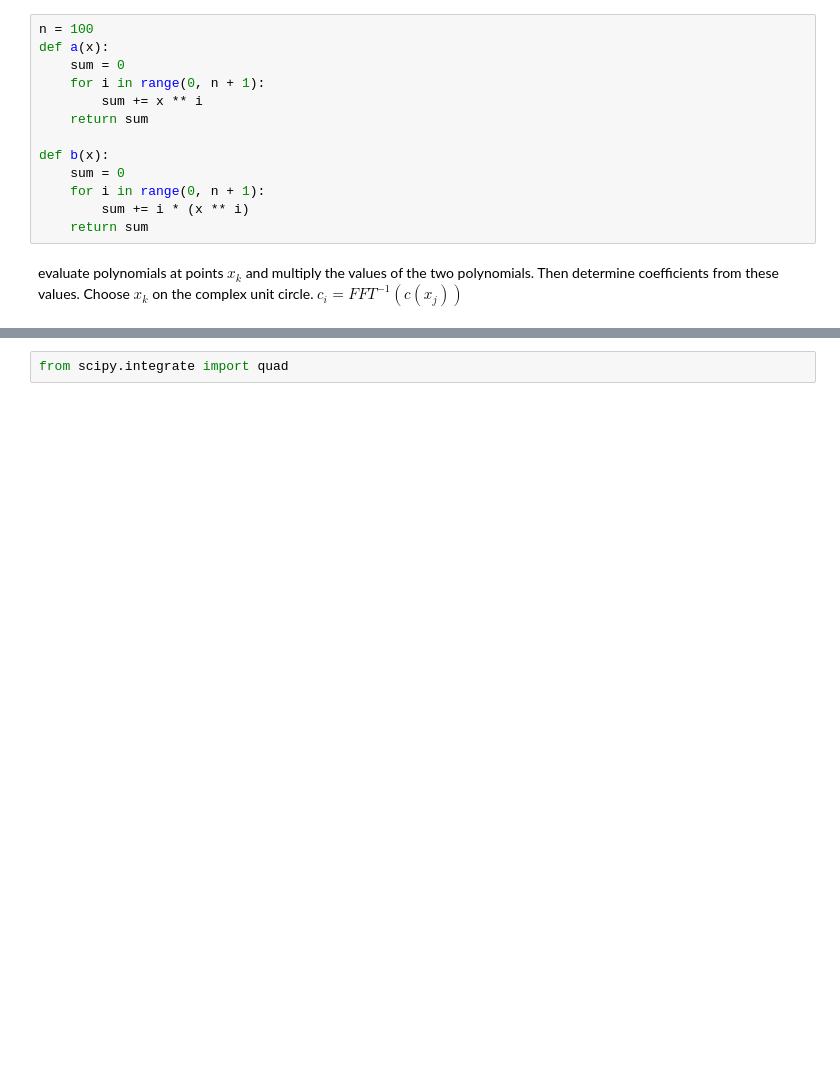
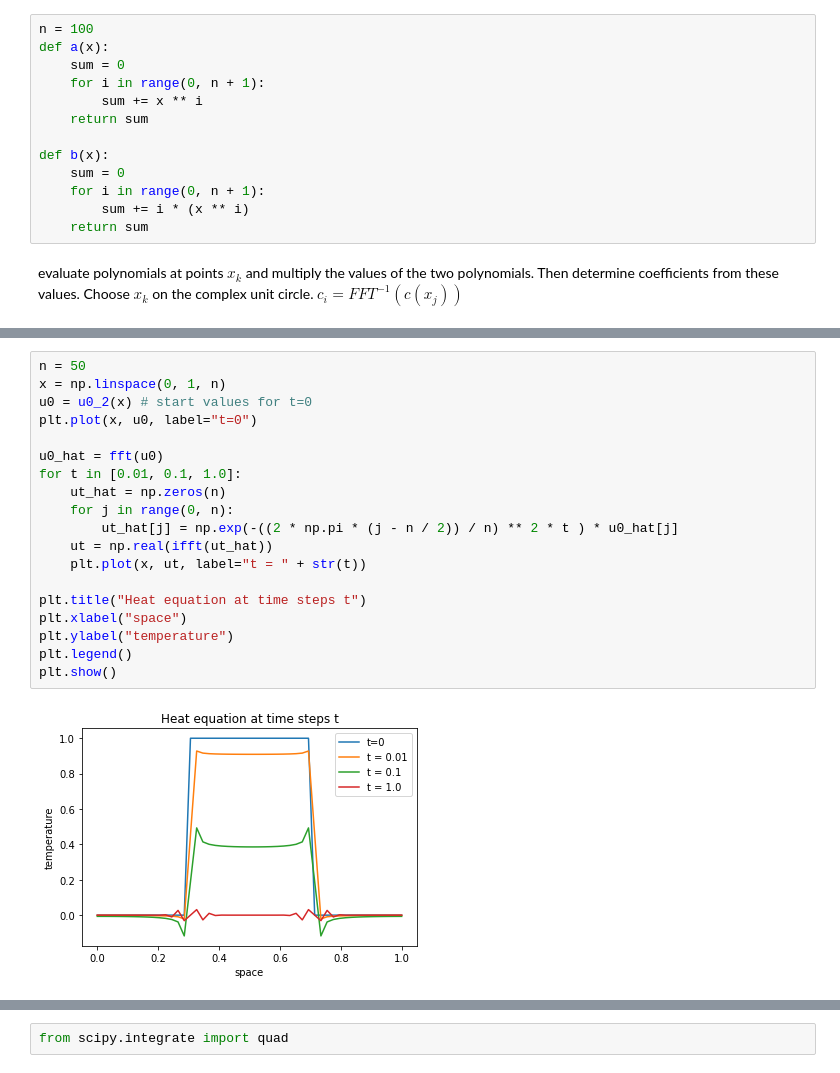
Before and after one commit to jakobtroidl/cn_exercise, a Jupyter notebook: Troidl_Ex4.ipynb, the cells around one changed output, grey strips where cells are left out. Drawn from its saved outputs; the diff is of its cells as text; blank space fills up the shorter version.

```diff
--- a/Troidl_Ex4.ipynb
+++ b/Troidl_Ex4.ipynb
@@ -69,0 +80,21 @@ Task 14
+# %%
+n = 50
+x = np.linspace(0, 1, n)
+u0 = u0_2(x) # start values for t=0
+plt.plot(x, u0, label="t=0")
+
+u0_hat = fft(u0)
+for t in [0.01, 0.1, 1.0]:
+    ut_hat = np.zeros(n)
+    for j in range(0, n):
+        ut_hat[j] = np.exp(-((2 * np.pi * (j - n / 2)) / n) ** 2 * t ) * u0_hat[j]
+    ut = np.real(ifft(ut_hat))
+    plt.plot(x, ut, label="t = " + str(t))
+
+plt.title("Heat equation at time steps t")
+plt.xlabel("space")
+plt.ylabel("temperature")
+plt.legend()
+plt.show()
+# %% [output]
+[figure, added]
```
Also changed, not shown: parts of 10 cells of this notebook.
